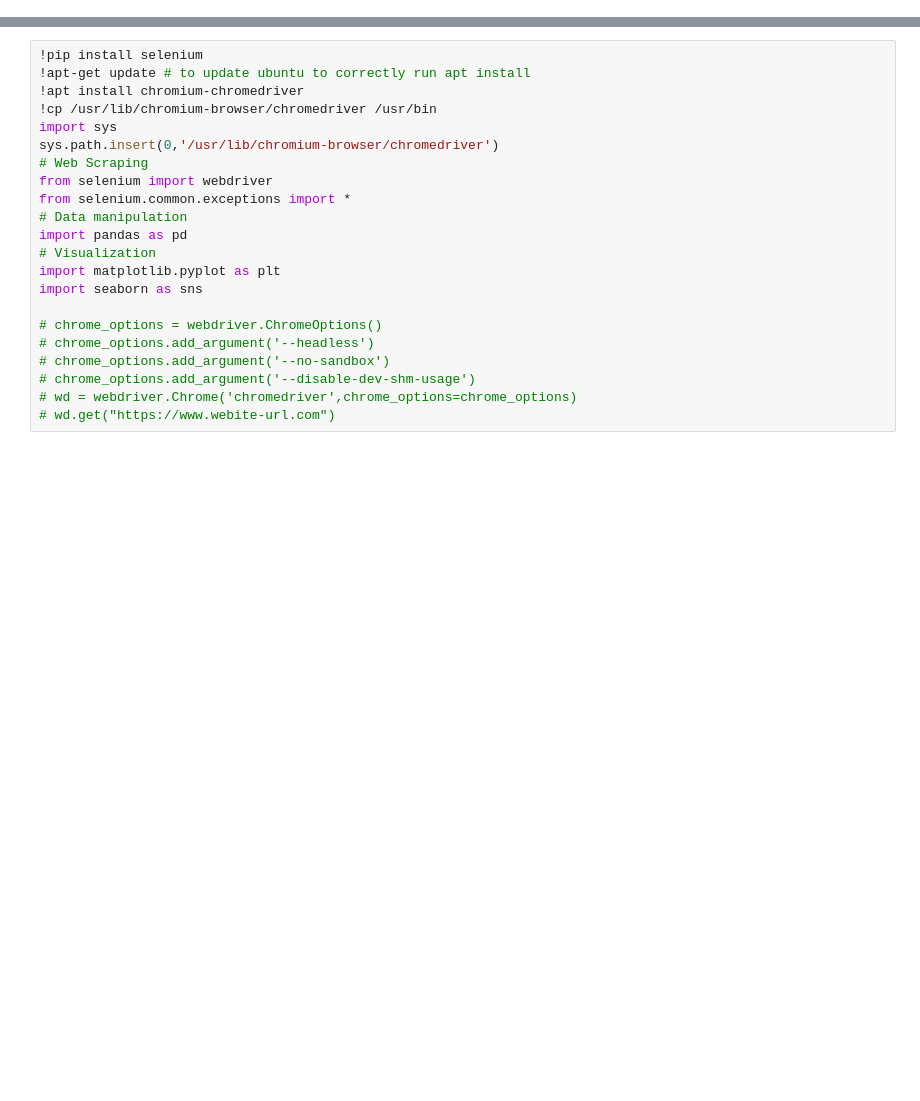
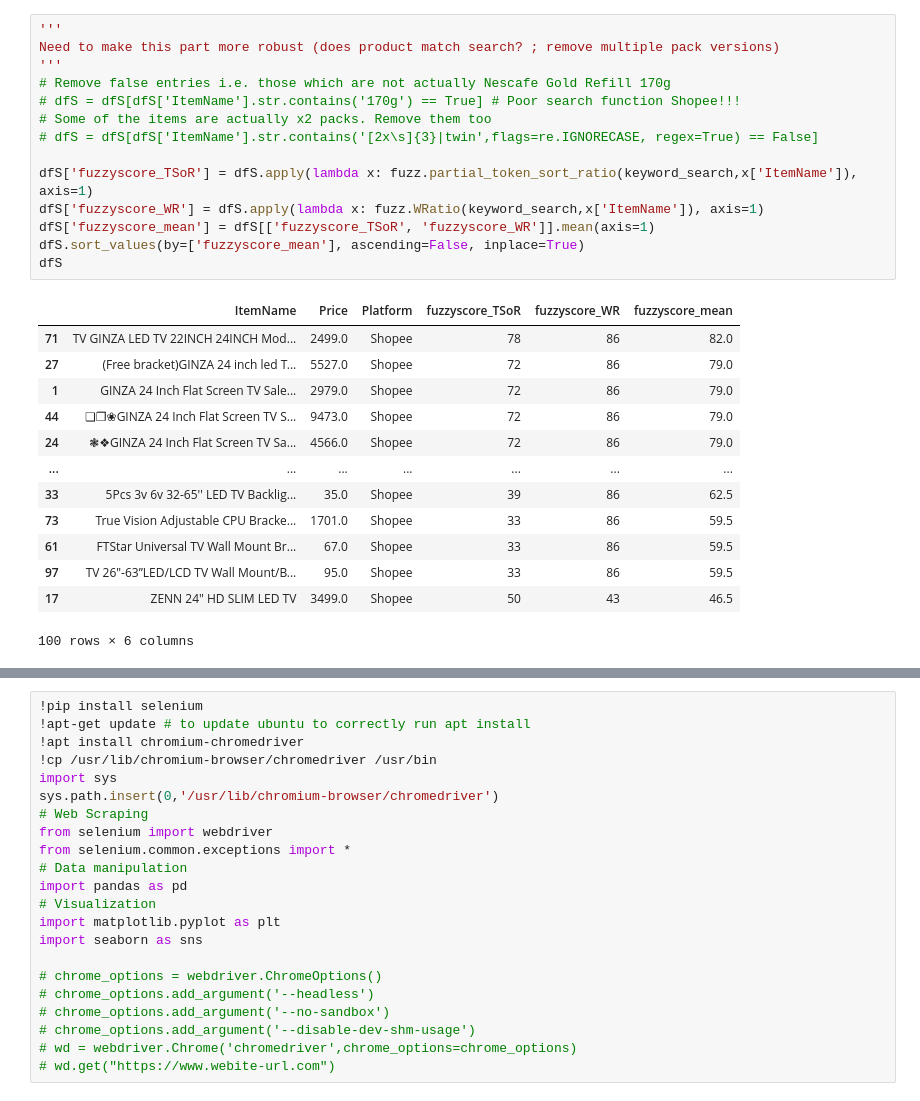
Before and after one commit to JaimeOlivaresNV/BizOpsExperimental, a Jupyter notebook: Lazada_Shopee_Scrape_Prototype.ipynb, the cells around one changed output, grey strips where cells are left out. Cells and saved outputs as stored; diff of their text form; blank space fills up the shorter version.

```diff
--- a/Lazada_Shopee_Scrape_Prototype.ipynb
+++ b/Lazada_Shopee_Scrape_Prototype.ipynb
@@ -4,0 +49,28 @@
+# %%
+'''
+Need to make this part more robust (does product match search? ; remove multiple pack versions)
+'''
+# Remove false entries i.e. those which are not actually Nescafe Gold Refill 170g
+# dfS = dfS[dfS['ItemName'].str.contains('170g') == True] # Poor search function Shopee!!!
+# Some of the items are actually x2 packs. Remove them too
+# dfS = dfS[dfS['ItemName'].str.contains('[2x\s]{3}|twin',flags=re.IGNORECASE, regex=True) == False]
+
+dfS['fuzzyscore_TSoR'] = dfS.apply(lambda x: fuzz.partial_token_sort_ratio(keyword_search,x['ItemName']), axis=1)
+dfS['fuzzyscore_WR'] = dfS.apply(lambda x: fuzz.WRatio(keyword_search,x['ItemName']), axis=1)
+dfS['fuzzyscore_mean'] = dfS[['fuzzyscore_TSoR', 'fuzzyscore_WR']].mean(axis=1)
+dfS.sort_values(by=['fuzzyscore_mean'], ascending=False, inplace=True)
+dfS
+# %% [output]
+|  | ItemName | Price | Platform | fuzzyscore_TSoR | fuzzyscore_WR | fuzzyscore_mean |
+| 71 | TV GINZA LED TV 22INCH 24INCH Mod... | 2499.0 | Shopee | 78 | 86 | 82.0 |
+| 27 | (Free bracket)GINZA 24 inch led T... | 5527.0 | Shopee | 72 | 86 | 79.0 |
+| 1 | GINZA 24 Inch Flat Screen TV Sale... | 2979.0 | Shopee | 72 | 86 | 79.0 |
+| 44 | ❏❐❀GINZA 24 Inch Flat Screen TV S... | 9473.0 | Shopee | 72 | 86 | 79.0 |
+| 24 | ❃❖GINZA 24 Inch Flat Screen TV Sa... | 4566.0 | Shopee | 72 | 86 | 79.0 |
+| ... | ... | ... | ... | ... | ... | ... |
+| 33 | 5Pcs 3v 6v 32-65'' LED TV Backlig... | 35.0 | Shopee | 39 | 86 | 62.5 |
+| 73 | True Vision Adjustable CPU Bracke... | 1701.0 | Shopee | 33 | 86 | 59.5 |
+| 61 | FTStar Universal TV Wall Mount Br... | 67.0 | Shopee | 33 | 86 | 59.5 |
+| 97 | TV 26"-63”LED/LCD TV Wall Mount/B... | 95.0 | Shopee | 33 | 86 | 59.5 |
+| 17 | ZENN 24" HD SLIM LED TV | 3499.0 | Shopee | 50 | 43 | 46.5 |
+100 rows × 6 columns
```
Also changed, not shown: parts of 14 cells of this notebook.
